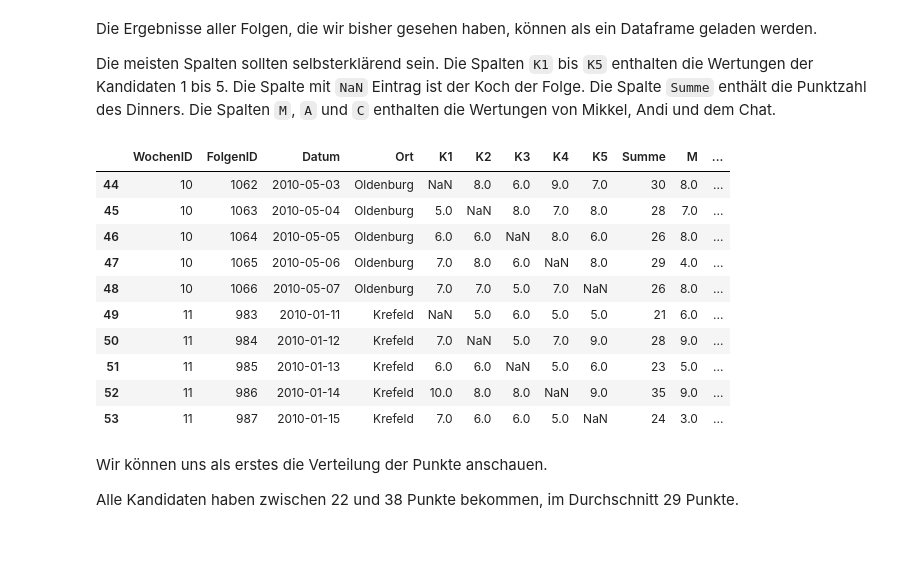
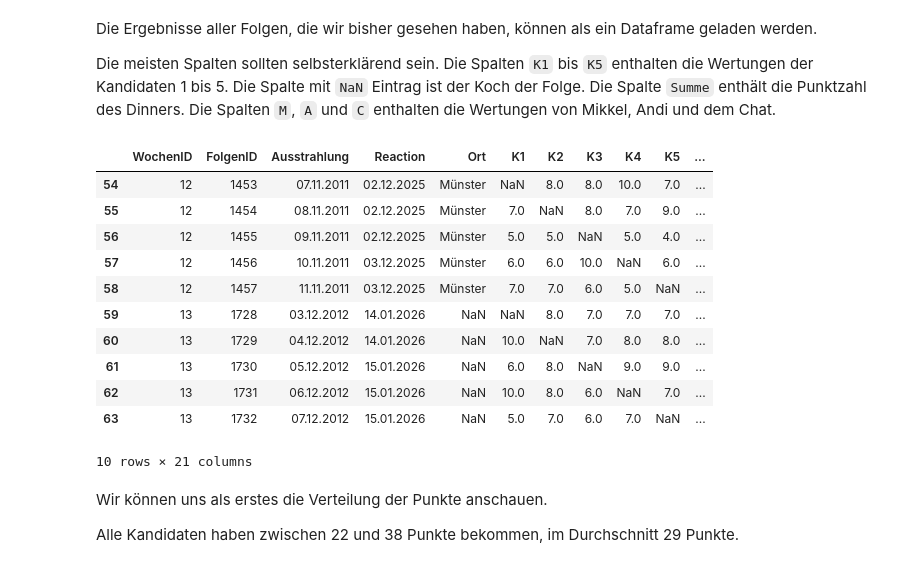
Before and after one commit to whiskyheat/ddd-dpd, a Jupyter notebook: notebooks/01-wochentage.ipynb, the cells around one changed output. Drawn from its saved outputs; the diff is of its cells as text; code cells hidden in the pictures.

```diff
--- a/notebooks/01-wochentage.ipynb
+++ b/notebooks/01-wochentage.ipynb
@@ -15,28 +15,29 @@ Die Ergebnisse aller Folgen, die wir bisher gesehen haben, können als ein Dataf
 Die meisten Spalten sollten selbsterklärend sein. Die Spalten `K1` bis `K5` enthalten die Wertungen der Kandidaten 1 bis 5. Die Spalte mit `NaN` Eintrag ist der Koch der Folge. Die Spalte `Summe` enthält die Punktzahl des Dinners. Die Spalten `M`, `A` und `C` enthalten die Wertungen von Mikkel, Andi und dem Chat.
 # %%
 # lade den Datensatz
-df = pd.read_csv("../data/bewertungen.csv", parse_dates=["Datum"], dayfirst=True)
+df = pd.read_csv("../data/bewertungen.csv")
 
 # betrachte nur wochen mit 5 Tagen um es uns einfacher zu machen
 df = df.groupby("WochenID").filter(lambda x: len(x) == 5)
 
 # füge eine weitere spalte 'tag_in_woche' ein
 df["tag_in_woche"] = df.groupby("WochenID").cumcount() + 1
 
 # zeige die letzten 10 Einträge
 df.tail(10)
 # %% [output]
-|  | WochenID | FolgenID | Datum | Ort | K1 | K2 | K3 | K4 | K5 | Summe | M | ... |
-| 44 | 10 | 1062 | 2010-05-03 | Oldenburg | NaN | 8.0 | 6.0 | 9.0 | 7.0 | 30 | 8.0 | ... |
-| 45 | 10 | 1063 | 2010-05-04 | Oldenburg | 5.0 | NaN | 8.0 | 7.0 | 8.0 | 28 | 7.0 | ... |
-| 46 | 10 | 1064 | 2010-05-05 | Oldenburg | 6.0 | 6.0 | NaN | 8.0 | 6.0 | 26 | 8.0 | ... |
-| 47 | 10 | 1065 | 2010-05-06 | Oldenburg | 7.0 | 8.0 | 6.0 | NaN | 8.0 | 29 | 4.0 | ... |
-| 48 | 10 | 1066 | 2010-05-07 | Oldenburg | 7.0 | 7.0 | 5.0 | 7.0 | NaN | 26 | 8.0 | ... |
-| 49 | 11 | 983 | 2010-01-11 | Krefeld | NaN | 5.0 | 6.0 | 5.0 | 5.0 | 21 | 6.0 | ... |
-| 50 | 11 | 984 | 2010-01-12 | Krefeld | 7.0 | NaN | 5.0 | 7.0 | 9.0 | 28 | 9.0 | ... |
-| 51 | 11 | 985 | 2010-01-13 | Krefeld | 6.0 | 6.0 | NaN | 5.0 | 6.0 | 23 | 5.0 | ... |
-| 52 | 11 | 986 | 2010-01-14 | Krefeld | 10.0 | 8.0 | 8.0 | NaN | 9.0 | 35 | 9.0 | ... |
-| 53 | 11 | 987 | 2010-01-15 | Krefeld | 7.0 | 6.0 | 6.0 | 5.0 | NaN | 24 | 3.0 | ... |
+|  | WochenID | FolgenID | Ausstrahlung | Reaction | Ort | K1 | K2 | K3 | K4 | K5 | ... |
+| 54 | 12 | 1453 | 07.11.2011 | 02.12.2025 | Münster | NaN | 8.0 | 8.0 | 10.0 | 7.0 | ... |
+| 55 | 12 | 1454 | 08.11.2011 | 02.12.2025 | Münster | 7.0 | NaN | 8.0 | 7.0 | 9.0 | ... |
+| 56 | 12 | 1455 | 09.11.2011 | 02.12.2025 | Münster | 5.0 | 5.0 | NaN | 5.0 | 4.0 | ... |
+| 57 | 12 | 1456 | 10.11.2011 | 03.12.2025 | Münster | 6.0 | 6.0 | 10.0 | NaN | 6.0 | ... |
+| 58 | 12 | 1457 | 11.11.2011 | 03.12.2025 | Münster | 7.0 | 7.0 | 6.0 | 5.0 | NaN | ... |
+| 59 | 13 | 1728 | 03.12.2012 | 14.01.2026 | NaN | NaN | 8.0 | 7.0 | 7.0 | 7.0 | ... |
+| 60 | 13 | 1729 | 04.12.2012 | 14.01.2026 | NaN | 10.0 | NaN | 7.0 | 8.0 | 8.0 | ... |
+| 61 | 13 | 1730 | 05.12.2012 | 15.01.2026 | NaN | 6.0 | 8.0 | NaN | 9.0 | 9.0 | ... |
+| 62 | 13 | 1731 | 06.12.2012 | 15.01.2026 | NaN | 10.0 | 8.0 | 6.0 | NaN | 7.0 | ... |
+| 63 | 13 | 1732 | 07.12.2012 | 15.01.2026 | NaN | 5.0 | 7.0 | 6.0 | 7.0 | NaN | ... |
+10 rows × 21 columns
 # %% [markdown]
 Wir können uns als erstes die Verteilung der Punkte anschauen.
 
```
Also changed, not shown: parts of 5 cells of this notebook, 1 other file.
